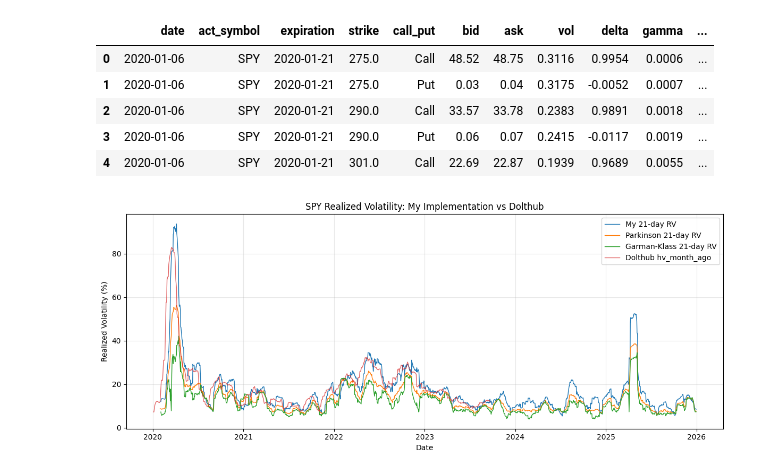
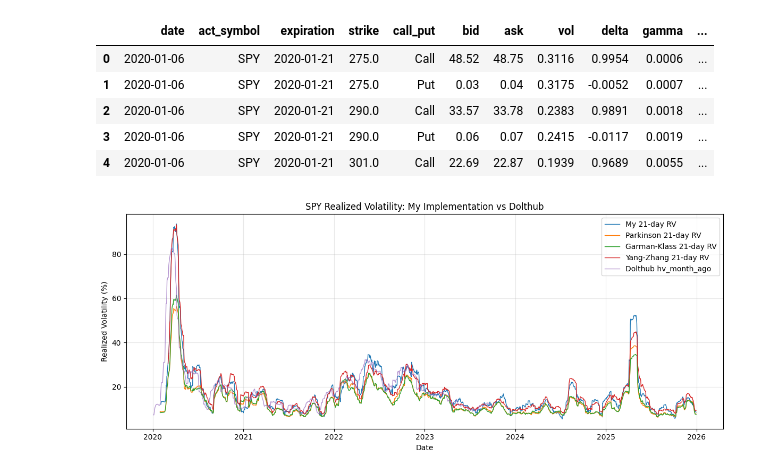
Before and after one commit to ElanPodo/volatility_surface_signals, a Jupyter notebook: notebooks/01_data_exploration.ipynb, the cells around one changed output. Cells and saved outputs as stored; diff of their text form; code cells hidden in the pictures.

Commit message:
Compute Yang-Zhang estimator and implement in streamlit and notebook

```diff
--- a/notebooks/01_data_exploration.ipynb
+++ b/notebooks/01_data_exploration.ipynb
@@ -75,31 +75,33 @@ merged.head()
 | 3 | 2020-01-06 | SPY | 2020-01-21 | 290.0 | Put | 0.06 | 0.07 | 0.2415 | -0.0117 | 0.0019 | ... |
 | 4 | 2020-01-06 | SPY | 2020-01-21 | 301.0 | Call | 22.69 | 22.87 | 0.1939 | 0.9689 | 0.0055 | ... |
 # %%
-from src.rv_estimators import close_to_close_rv, parkinson_rv, garman_klass_rv
+from src.rv_estimators import close_to_close_rv, parkinson_rv, garman_klass_rv, yang_zhang_rv
 
 PROJECT_ROOT = Path.cwd().parent if Path.cwd().name == "notebooks" else Path.cwd()
 DATA_DIR = PROJECT_ROOT / "data"
 
 sp = pd.read_parquet(DATA_DIR / "spy_prices.parquet")
 vh = pd.read_parquet(DATA_DIR / "spy_volatility_history.parquet")
 
 rv_21 = close_to_close_rv(sp["Close"], window=21)
 park_rv_21 = parkinson_rv(sp['High'], sp['Low'], window=21)
-klass_rv_21 = garman_klass_rv(sp['High'], sp['Low'], sp['Close'], window=21)
+klass_rv_21 = garman_klass_rv(sp['High'], sp['Low'], sp['Open'], sp['Close'], window=21)
+yang_zhang_rv_21 = yang_zhang_rv(sp['High'], sp['Low'], sp['Open'], sp['Close'], window=21)
 
 vh = vh.set_index("date").sort_index()
 
 fig, ax = plt.subplots(figsize=(12, 5))
 ax.plot(rv_21.index, rv_21 * 100, linewidth=1, label="My 21-day RV")
 ax.plot(park_rv_21.index, park_rv_21 * 100, linewidth=1, label="Parkinson 21-day RV")
 ax.plot(klass_rv_21.index, klass_rv_21 * 100, linewidth=1, label="Garman-Klass 21-day RV")
+ax.plot(yang_zhang_rv_21.index, yang_zhang_rv_21 * 100, linewidth=1, label="Yang-Zhang 21-day RV")
 ax.plot(vh.index, vh["hv_month_ago"].shift(-21) * 100, linewidth=1, label="Dolthub hv_month_ago", alpha=0.7)
 ax.set_title("SPY Realized Volatility: My Implementation vs Dolthub")
 ax.set_xlabel("Date")
 ax.set_ylabel("Realized Volatility (%)")
 ax.grid(True, alpha=0.3)
 ax.legend()
 plt.tight_layout()
 plt.show()
 # %% [output]
-[figure, old version]
+[figure, new version]
```
Also changed, not shown: 2 other files.
